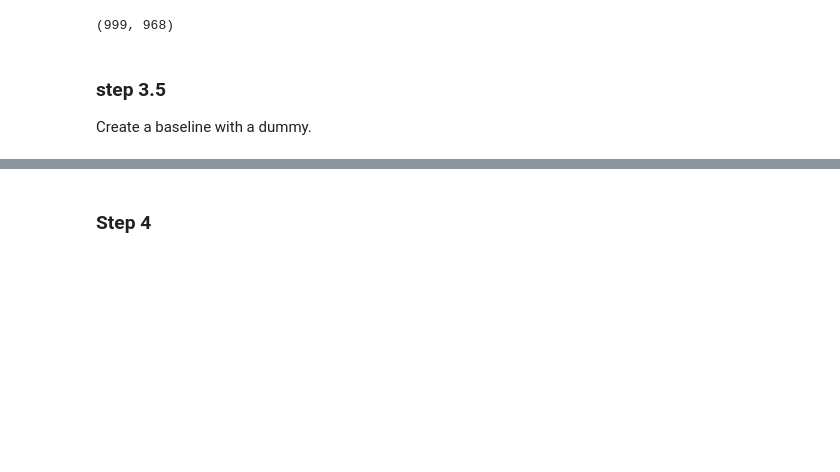
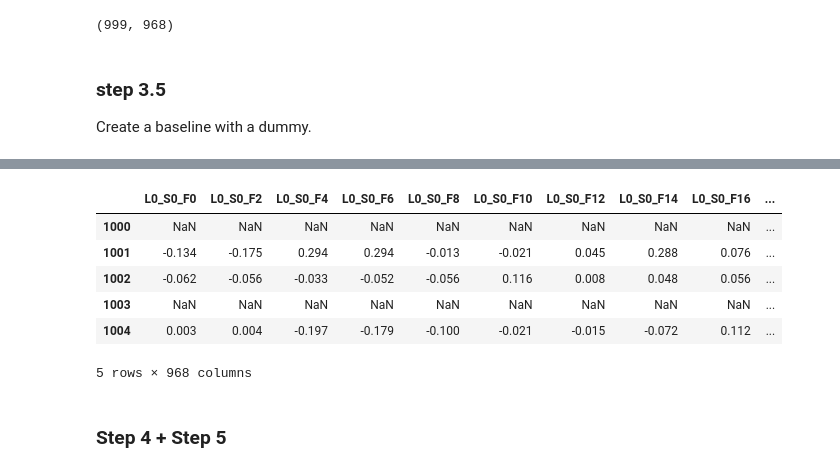
Before and after one commit to bloominstituteoftechnology/DS-Unit-2-Applied-Modeling, a Jupyter notebook: module2-wrangle-ml-datasets/LS_DS_232_assignment.ipynb, the cells around one changed output, grey strips where cells are left out. Cells and saved outputs as stored; diff of their text form; code cells hidden in the pictures; blank space fills up the shorter version.

```diff
--- a/module2-wrangle-ml-datasets/LS_DS_232_assignment.ipynb
+++ b/module2-wrangle-ml-datasets/LS_DS_232_assignment.ipynb
@@ -210,11 +218,21 @@ The accuracy of a random guess baseline is:  0.498
 # %%
 #Holy smokes a random guess has a crazy low precision.  Good to know the bar is so low.
-#lets go ahead and split out a test set
-from skelearn.model_selection import train_test_split
-
-X_train, X_test, y_train, y_test = train_test_split()
+#lets go ahead and pull in another chunk for testing.  Might be a bit aggresive for
+#a test set right now, but it is pretty easy.
+X_test = num_iter.get_chunk()
+y_test = X_test[target]
+X_test = X_test.drop(columns = ['Id', target])
+X_test.head()
+# %% [output]
+|  | L0_S0_F0 | L0_S0_F2 | L0_S0_F4 | L0_S0_F6 | L0_S0_F8 | L0_S0_F10 | L0_S0_F12 | L0_S0_F14 | L0_S0_F16 | ... |
+| 1000 | NaN | NaN | NaN | NaN | NaN | NaN | NaN | NaN | NaN | ... |
+| 1001 | -0.134 | -0.175 | 0.294 | 0.294 | -0.013 | -0.021 | 0.045 | 0.288 | 0.076 | ... |
+| 1002 | -0.062 | -0.056 | -0.033 | -0.052 | -0.056 | 0.116 | 0.008 | 0.048 | 0.056 | ... |
+| 1003 | NaN | NaN | NaN | NaN | NaN | NaN | NaN | NaN | NaN | ... |
+| 1004 | 0.003 | 0.004 | -0.197 | -0.179 | -0.100 | -0.021 | -0.015 | -0.072 | 0.112 | ... |
+5 rows × 968 columns
 # %% [markdown]
-### Step 4
+### Step 4 + Step 5
 # %%
 #lets do a quick one with cross validation, but no hyperparameter tweaking regression classifier
 #with so much missing data, median might be a better choice than mean for imputing
```
Also changed, not shown: parts of 7 cells of this notebook, 3 other files.
